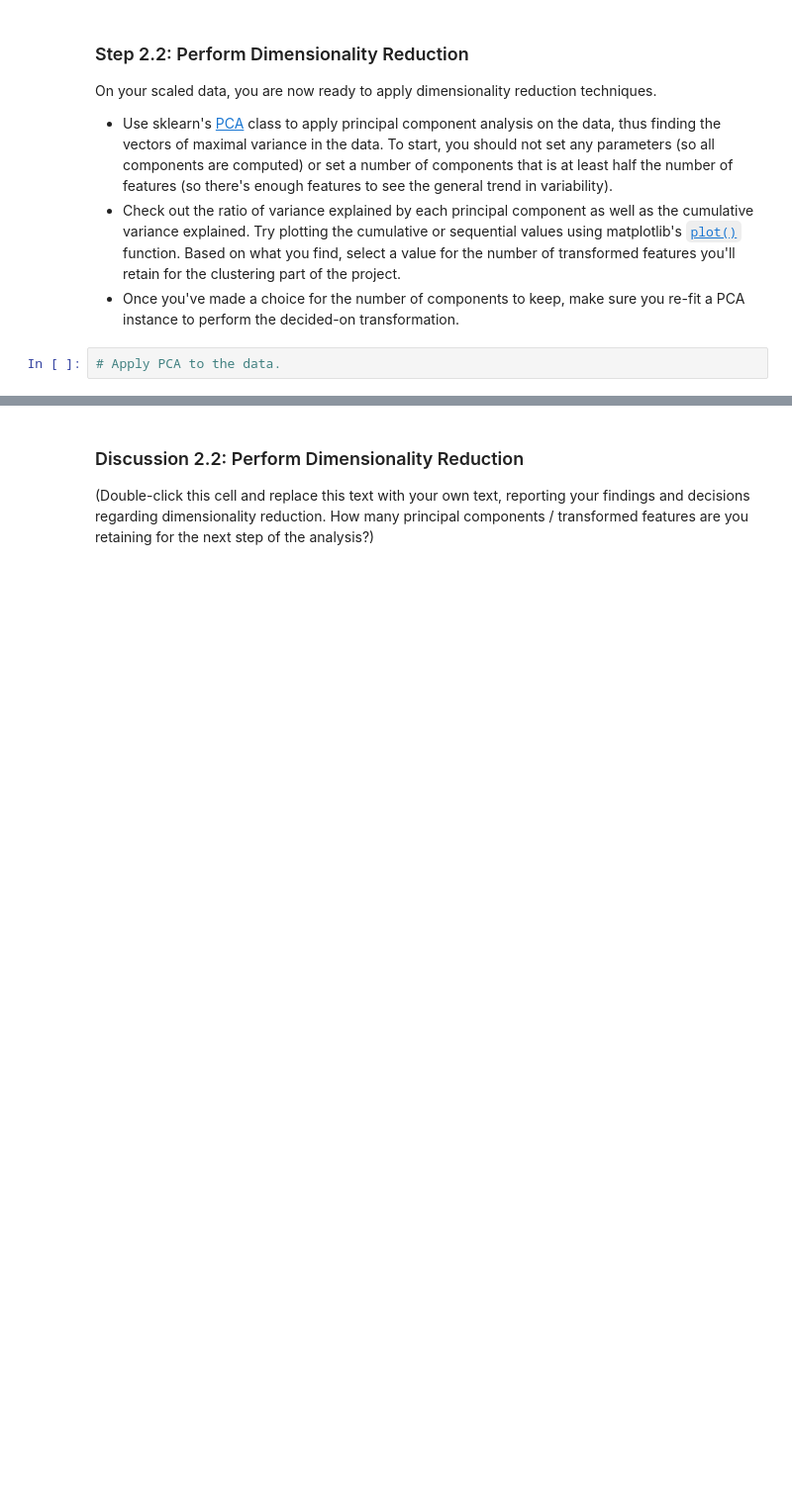
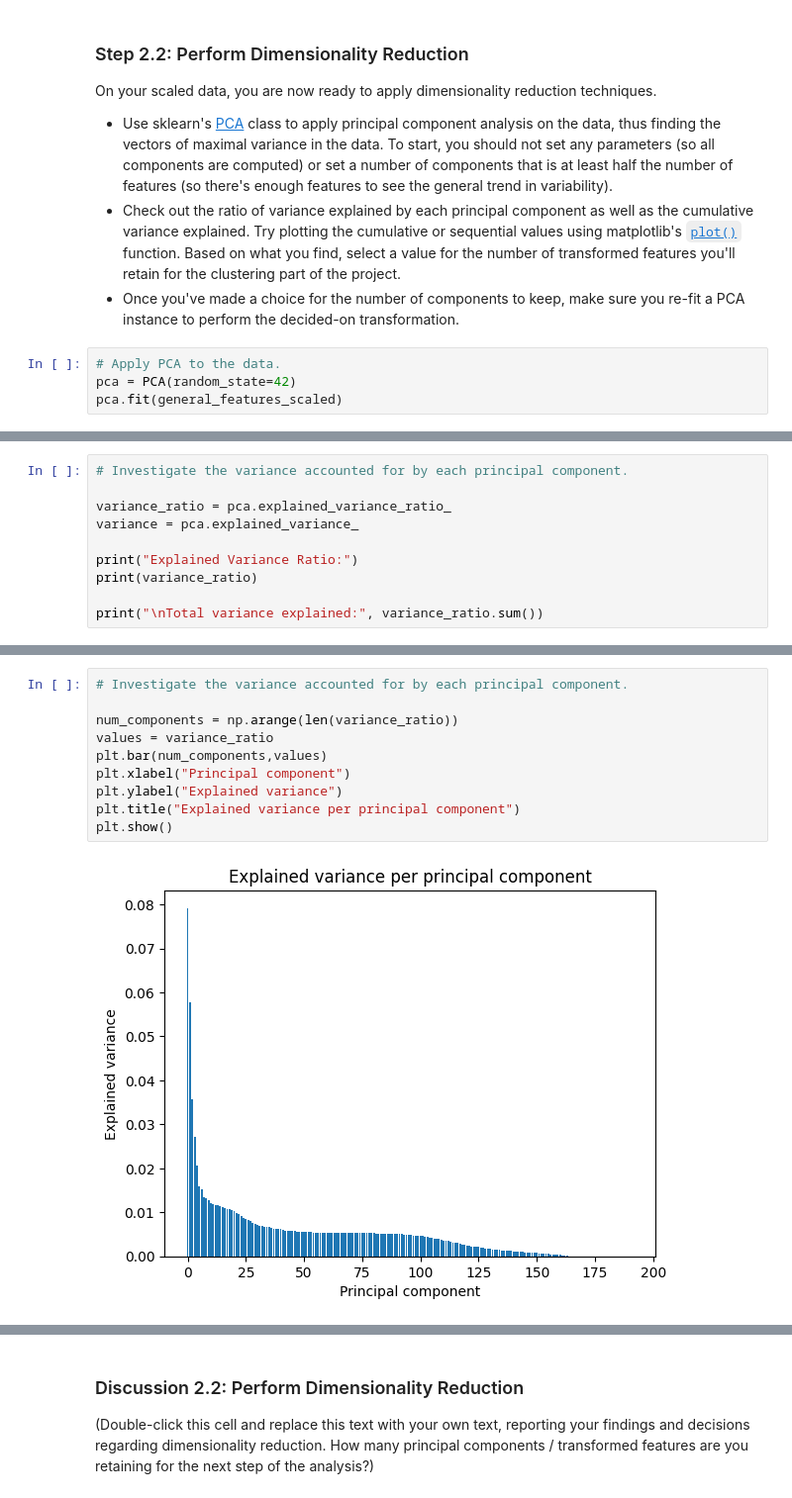
Before and after one commit to EssaAlsharif/Identify-Customer-Segments, a Jupyter notebook: Identify_Customer_Segments.ipynb, the cells around one changed output, grey strips where cells are left out. Shown at 99% size. Saved outputs shown, nothing was run; the diff lists cells and outputs as text; blank space fills up the shorter version.

```diff
--- a/Identify_Customer_Segments.ipynb
+++ b/Identify_Customer_Segments.ipynb
@@ -1296,3 +1302,5 @@ On your scaled data, you are now ready to apply dimensionality reduction techniq
 - Once you've made a choice for the number of components to keep, make sure you re-fit a PCA instance to perform the decided-on transformation.
 # %%
 # Apply PCA to the data.
+pca = PCA(random_state=42)
+pca.fit(general_features_scaled)
@@ -1298,0 +1309,10 @@ On your scaled data, you are now ready to apply dimensionality reduction techniq
+# %%
+# Investigate the variance accounted for by each principal component.
+
+variance_ratio = pca.explained_variance_ratio_
+variance = pca.explained_variance_
+
+print("Explained Variance Ratio:")
+print(variance_ratio)
+
+print("\nTotal variance explained:", variance_ratio.sum())
@@ -1299,2 +1337,14 @@ On your scaled data, you are now ready to apply dimensionality reduction techniq
+# %%
+# Investigate the variance accounted for by each principal component.
+
+num_components = np.arange(len(variance_ratio))
+values = variance_ratio
+plt.bar(num_components,values)
+plt.xlabel("Principal component")
+plt.ylabel("Explained variance")
+plt.title("Explained variance per principal component")
+plt.show()
+# %% [output]
+[figure, added]
 # %%
 # Investigate the variance accounted for by each principal component.
```
Also changed, not shown: parts of 9 cells of this notebook.
